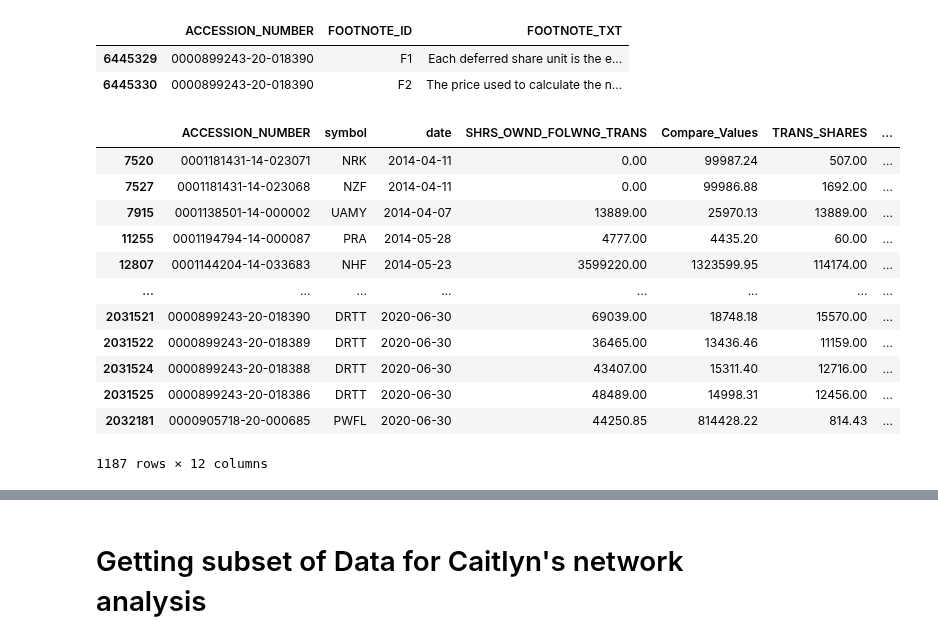
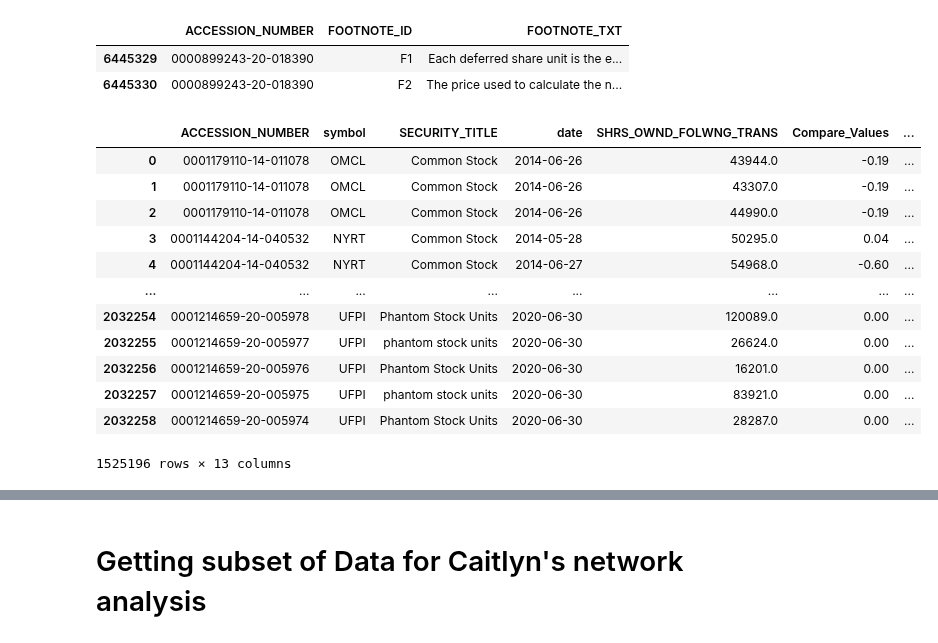
Before and after one commit to Blimperoo/DSA4263-Final-Insider-Trading, a Jupyter notebook: src/data/SEC_and_Litigations_EDA.ipynb, the cells around one changed output, grey strips where cells are left out. Drawn from its saved outputs; the diff is of its cells as text; code cells hidden in the pictures.

```diff
--- a/src/data/SEC_and_Litigations_EDA.ipynb
+++ b/src/data/SEC_and_Litigations_EDA.ipynb
@@ -18,6 +22,7 @@ pd.set_option('display.max_columns', None)
 DATA_FOLDER = "FINAL_RAW_DATA"
 LITIGATIONS_DATA_PATH = "infected.csv"
 STOCK_PRICE_DATA_PATH = "dataset_summary.csv"
+YEARS_THRESHOLD = (2005, 2021) # to match the kaggle data, and little sis network data
 # %%
 ## Form Submission Main data
 submission_data = pd.read_csv(f"{DATA_FOLDER}/SUBMISSION.csv") # ACCESSION_NUMBER is the primary key
@@ -127,6 +119,10 @@ I     849496
 Name: count, dtype: int64
 # %%
 # Drop irrelevant rows
+
+# Select only transactions from 2005 to 2021
+all_transaction_data = all_transaction_data[(all_transaction_data['TRANS_DATE'].dt.year >= YEARS_THRESHOLD[0]) & (all_transaction_data['TRANS_DATE'].dt.year <= YEARS_THRESHOLD[1])]
+print(all_transaction_data.shape)
 
 # Filter out indirect ownership
 all_transaction_direct = all_transaction_data[all_transaction_data['DIRECT_INDIRECT_OWNERSHIP'] == 'D']
@@ -261,32 +279,3 @@ Details refer to google doc: https://docs.google.com/document/d/12yqX3IYZeSGIn1X
 ## Create all_transaction_direct_final['actual_returns']
 - Actual Return(on day t) = (Close Price on day t - Close Price day t-1) /  Close Price day t-1
 - Use kaggle dataset which contains daily historical stock price data, to get the close price on day t-1
-# %%
-# Cleaning kaggle data, and matching with transaction data
-
-stock_price_daily_data = pd.read_csv(f"{DATA_FOLDER}/stock_prices_latest.csv")
-print("Starting shape for stock_price_daily_data", stock_price_daily_data.shape)
-
-# Remove 7786 - 5413 symbols that do not exist in all_transaction_direct_final
-unique_trading_symbols = all_transaction_direct_final[['ISSUERTRADINGSYMBOL']].drop_duplicates()
-stock_price_daily_data = stock_price_daily_data[stock_price_daily_data['symbol'].isin(unique_trading_symbols['ISSUERTRADINGSYMBOL'])]
-print("Remove symbols", stock_price_daily_data.shape)
-
-# Match time period of stock_price_daily_data with all_transaction_direct_final
-stock_price_daily_data['date'] = pd.to_datetime(stock_price_daily_data['date'], errors='coerce')
-
-trans_year_min = (all_transaction_direct_final[['TRANS_DATE']].min().iloc[0]).year
-trans_year_max = (all_transaction_direct_final[['TRANS_DATE']].max().iloc[0]).year
-stock_price_min = (stock_price_daily_data[['date']].min().iloc[0]).year
-stock_price_max = (stock_price_daily_data[['date']].max().iloc[0]).year
-
-overlapping_years = (max(trans_year_min, stock_price_min), min(trans_year_max, stock_price_max))
-print("Overalapping Years: ", overlapping_years)
-
-stock_price_daily_data_filtered = stock_price_daily_data[(stock_price_daily_data['date'].dt.year >= overlapping_years[0]) & (stock_price_daily_data['date'].dt.year <= overlapping_years[1])]
-all_transaction_direct_final_filtered = all_transaction_direct_final[(all_transaction_direct_final['TRANS_DATE'].dt.year >= overlapping_years[0]) & (all_transaction_direct_final['TRANS_DATE'].dt.year <= overlapping_years[1])]
-print("Filtered rows from stock_price_daily_data", stock_price_daily_data.shape[0] - stock_price_daily_data_filtered.shape[0])
-print("Filtered rows from all_transaction_direct_final", all_transaction_direct_final.shape[0] - all_transaction_direct_final_filtered.shape[0])
-
-stock_price_daily_data_filtered.sort_values(by=['symbol', 'date'], inplace=True)
-stock_price_daily_data_filtered['symbol'].value_counts()
@@ -311,6 +282,6 @@ Name: count, Length: 5413, dtype: int64
 # %%
 # Step 0: Merge transaction data with stock prices for sanity check that values correspond.
-test = all_transaction_direct_final_filtered.merge(stock_price_daily_data_filtered, left_on=['ISSUERTRADINGSYMBOL', 'TRANS_DATE'],
+test = all_transaction_direct_final.merge(stock_price_daily_data_filtered, left_on=['ISSUERTRADINGSYMBOL', 'TRANS_DATE'],
                                   right_on=['symbol', 'date'], how='left')
 ## Corresponds to 3/4 of dataset, where difference in TRANS_PRICEPERSHARE and close is less than 1.
 test['Compare_Values'] = test['TRANS_PRICEPERSHARE'] - test['close']
@@ -318,7 +289,7 @@ print("Most TRANS_PRICEPERSHARE correspond to the price on the market", test[tes
 print("There are some NA values: no historical stock price data on the day", test['close'].isna().sum()/test.shape[0])
 
 # Step 1: Merge transactions with stock prices
-all_transaction_direct_final_returns = all_transaction_direct_final_filtered.merge(stock_price_daily_data_filtered,
+all_transaction_direct_final_returns = all_transaction_direct_final.merge(stock_price_daily_data_filtered,
                                             left_on=['ISSUERTRADINGSYMBOL', 'TRANS_DATE'], right_on=['symbol', 'date'], how='left')
 
 # Step 2: Merge to get previous day's stock price
@@ -436,18 +638,18 @@ footnotes_data[footnotes_data['ACCESSION_NUMBER']=='0000899243-20-018390']
 | 6445329 | 0000899243-20-018390 | F1 | Each deferred share unit is the e... |
 | 6445330 | 0000899243-20-018390 | F2 | The price used to calculate the n... |
 # %%
-test[test['Compare_Values'] > 1000][['ACCESSION_NUMBER','symbol', 'date','SHRS_OWND_FOLWNG_TRANS','Compare_Values','TRANS_SHARES','TRANS_PRICEPERSHARE','open', 'high', 'low', 'close', 'close_adjusted']]
+test[test['Compare_Values'] < 1][['ACCESSION_NUMBER','symbol','SECURITY_TITLE', 'date','SHRS_OWND_FOLWNG_TRANS','Compare_Values','TRANS_SHARES','TRANS_PRICEPERSHARE','open', 'high', 'low', 'close', 'close_adjusted']]
 # %% [output]
-|  | ACCESSION_NUMBER | symbol | date | SHRS_OWND_FOLWNG_TRANS | Compare_Values | TRANS_SHARES | ... |
-| 7520 | 0001181431-14-023071 | NRK | 2014-04-11 | 0.00 | 99987.24 | 507.00 | ... |
-| 7527 | 0001181431-14-023068 | NZF | 2014-04-11 | 0.00 | 99986.88 | 1692.00 | ... |
-| 7915 | 0001138501-14-000002 | UAMY | 2014-04-07 | 13889.00 | 25970.13 | 13889.00 | ... |
-| 11255 | 0001194794-14-000087 | PRA | 2014-05-28 | 4777.00 | 4435.20 | 60.00 | ... |
-| 12807 | 0001144204-14-033683 | NHF | 2014-05-23 | 3599220.00 | 1323599.95 | 114174.00 | ... |
+|  | ACCESSION_NUMBER | symbol | SECURITY_TITLE | date | SHRS_OWND_FOLWNG_TRANS | Compare_Values | ... |
+| 0 | 0001179110-14-011078 | OMCL | Common Stock | 2014-06-26 | 43944.0 | -0.19 | ... |
+| 1 | 0001179110-14-011078 | OMCL | Common Stock | 2014-06-26 | 43307.0 | -0.19 | ... |
+| 2 | 0001179110-14-011078 | OMCL | Common Stock | 2014-06-26 | 44990.0 | -0.19 | ... |
+| 3 | 0001144204-14-040532 | NYRT | Common Stock | 2014-05-28 | 50295.0 | 0.04 | ... |
+| 4 | 0001144204-14-040532 | NYRT | Common Stock | 2014-06-27 | 54968.0 | -0.60 | ... |
 | ... | ... | ... | ... | ... | ... | ... | ... |
-| 2031521 | 0000899243-20-018390 | DRTT | 2020-06-30 | 69039.00 | 18748.18 | 15570.00 | ... |
-| 2031522 | 0000899243-20-018389 | DRTT | 2020-06-30 | 36465.00 | 13436.46 | 11159.00 | ... |
-| 2031524 | 0000899243-20-018388 | DRTT | 2020-06-30 | 43407.00 | 15311.40 | 12716.00 | ... |
-| 2031525 | 0000899243-20-018386 | DRTT | 2020-06-30 | 48489.00 | 14998.31 | 12456.00 | ... |
-| 2032181 | 0000905718-20-000685 | PWFL | 2020-06-30 | 44250.85 | 814428.22 | 814.43 | ... |
+| 2032254 | 0001214659-20-005978 | UFPI | Phantom Stock Units | 2020-06-30 | 120089.0 | 0.00 | ... |
+| 2032255 | 0001214659-20-005977 | UFPI | phantom stock units | 2020-06-30 | 26624.0 | 0.00 | ... |
+| 2032256 | 0001214659-20-005976 | UFPI | Phantom Stock Units | 2020-06-30 | 16201.0 | 0.00 | ... |
+| 2032257 | 0001214659-20-005975 | UFPI | phantom stock units | 2020-06-30 | 83921.0 | 0.00 | ... |
+| 2032258 | 0001214659-20-005974 | UFPI | Phantom Stock Units | 2020-06-30 | 28287.0 | 0.00 | ... |
-1187 rows × 12 columns
+1525196 rows × 13 columns
```
Also changed, not shown: parts of 48 cells of this notebook.
